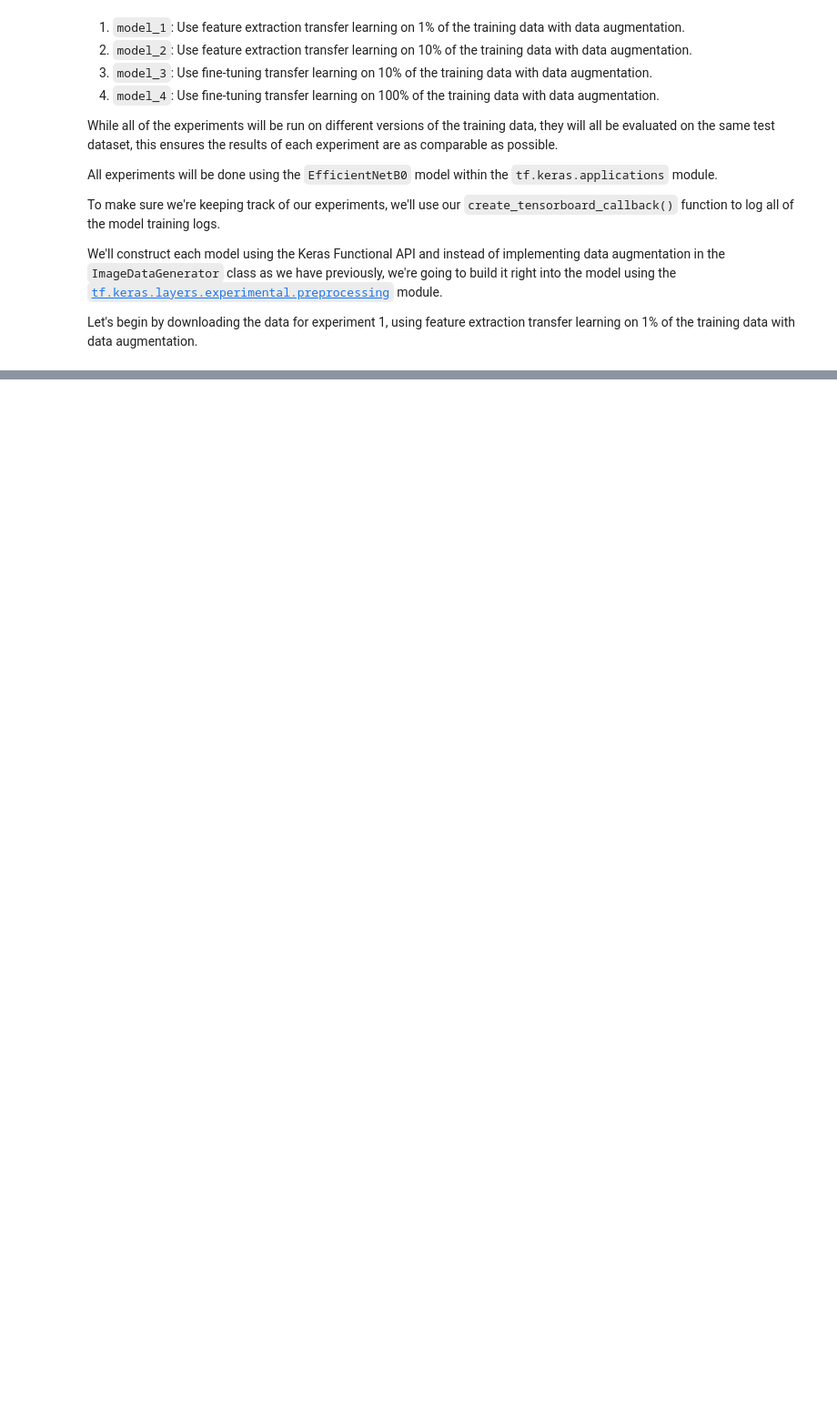
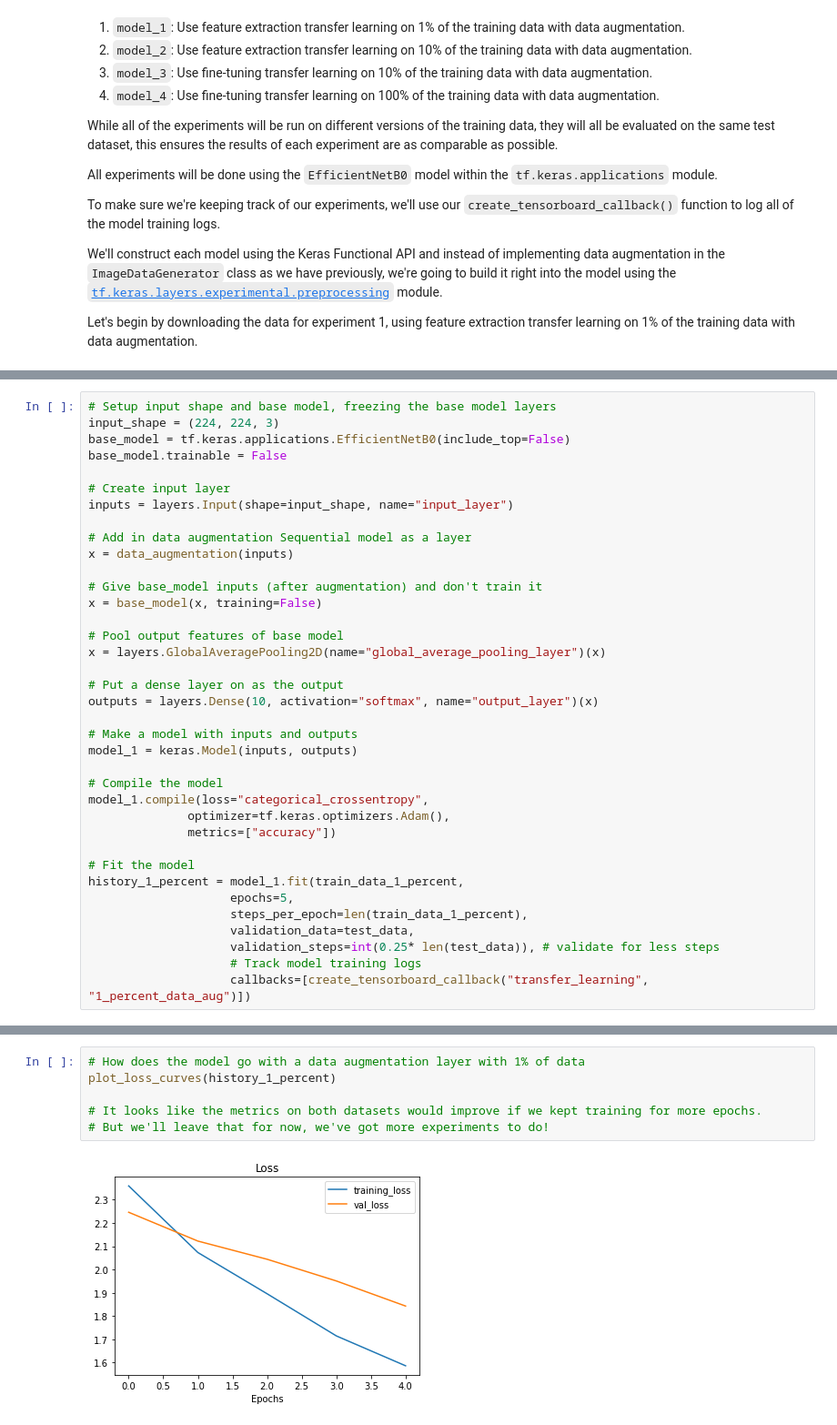
Before and after one commit to Nikitaion/TensorFlowLearning, a Jupyter notebook: 05_transfer_learning_in_tensorflow_part_2.ipynb, the cells around one changed output, grey strips where cells are left out. Shown: that part at 91% size. Drawn from its saved outputs; the diff is of its cells as text; blank space fills up the shorter version.

```diff
--- a/05_transfer_learning_in_tensorflow_part_2.ipynb
+++ b/05_transfer_learning_in_tensorflow_part_2.ipynb
@@ -390,0 +538,37 @@ Saving to: ‘10_food_classes_1_percent.zip’
+# %%
+# Setup input shape and base model, freezing the base model layers
+input_shape = (224, 224, 3)
+base_model = tf.keras.applications.EfficientNetB0(include_top=False)
+base_model.trainable = False
+
+# Create input layer
+inputs = layers.Input(shape=input_shape, name="input_layer")
+
+# Add in data augmentation Sequential model as a layer
+x = data_augmentation(inputs)
+
+# Give base_model inputs (after augmentation) and don't train it
+x = base_model(x, training=False)
+
+# Pool output features of base model
+x = layers.GlobalAveragePooling2D(name="global_average_pooling_layer")(x)
+
+# Put a dense layer on as the output
+outputs = layers.Dense(10, activation="softmax", name="output_layer")(x)
+
+# Make a model with inputs and outputs
+model_1 = keras.Model(inputs, outputs)
+
+# Compile the model
+model_1.compile(loss="categorical_crossentropy",
+              optimizer=tf.keras.optimizers.Adam(),
+              metrics=["accuracy"])
+
+# Fit the model
+history_1_percent = model_1.fit(train_data_1_percent,
+                    epochs=5,
+                    steps_per_epoch=len(train_data_1_percent),
+                    validation_data=test_data,
+                    validation_steps=int(0.25* len(test_data)), # validate for less steps
+                    # Track model training logs
+                    callbacks=[create_tensorboard_callback("transfer_learning", "1_percent_data_aug")])
@@ -390,0 +625,8 @@ Saving to: ‘10_food_classes_1_percent.zip’
+# %%
+# How does the model go with a data augmentation layer with 1% of data
+plot_loss_curves(history_1_percent)
+
+# It looks like the metrics on both datasets would improve if we kept training for more epochs.
+# But we'll leave that for now, we've got more experiments to do!
+# %% [output]
+[figure, added]
```
Also changed, not shown: parts of 41 cells of this notebook.
